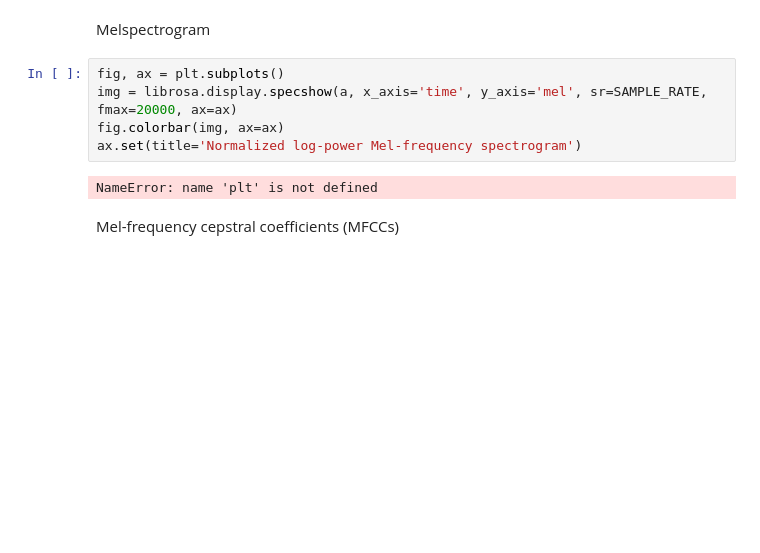
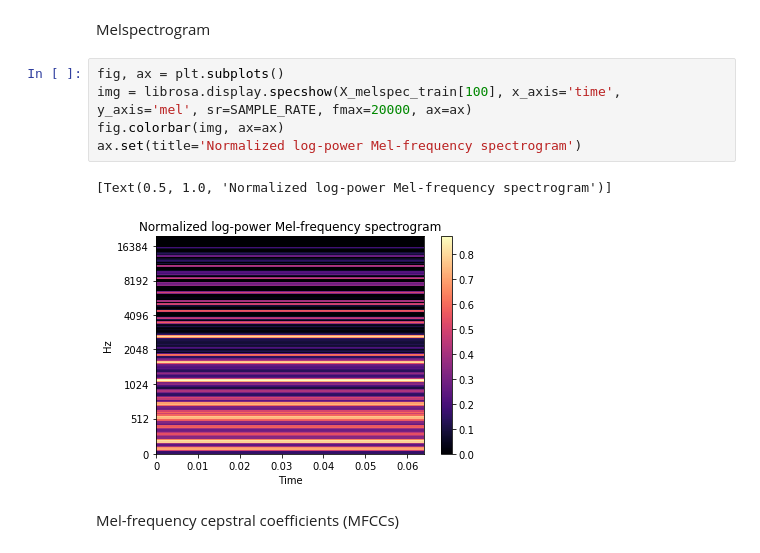
Before and after one commit to asahicantu/DAT5502021, a Jupyter notebook: dat550-2021-final-project.ipynb, the cells around one changed output. Saved outputs shown, nothing was run; the diff lists cells and outputs as text; blank space fills up the shorter version.

```diff
--- a/dat550-2021-final-project.ipynb
+++ b/dat550-2021-final-project.ipynb
@@ -298,11 +262,12 @@ import librosa.display
 Melspectrogram
 # %%
 fig, ax = plt.subplots()
-img = librosa.display.specshow(a, x_axis='time', y_axis='mel', sr=SAMPLE_RATE, fmax=20000, ax=ax)
+img = librosa.display.specshow(X_melspec_train[100], x_axis='time', y_axis='mel', sr=SAMPLE_RATE, fmax=20000, ax=ax)
 fig.colorbar(img, ax=ax)
 ax.set(title='Normalized log-power Mel-frequency spectrogram')
 # %% [output]
-NameError: name 'plt' is not defined
+[Text(0.5, 1.0, 'Normalized log-power Mel-frequency spectrogram')]
+[figure, added]
 # %% [markdown]
 Mel-frequency cepstral coefficients (MFCCs)
 # %%
```
Also changed, not shown: parts of 24 cells of this notebook.
